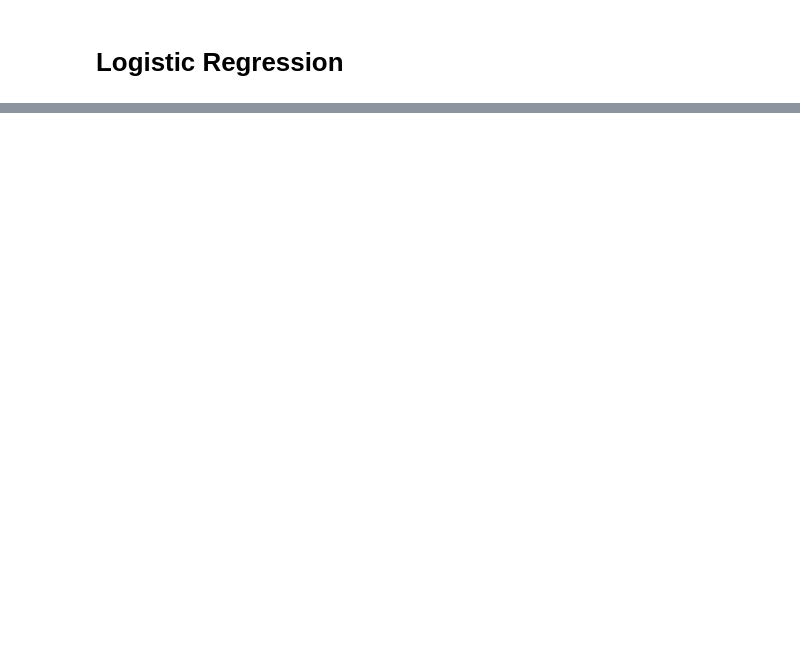
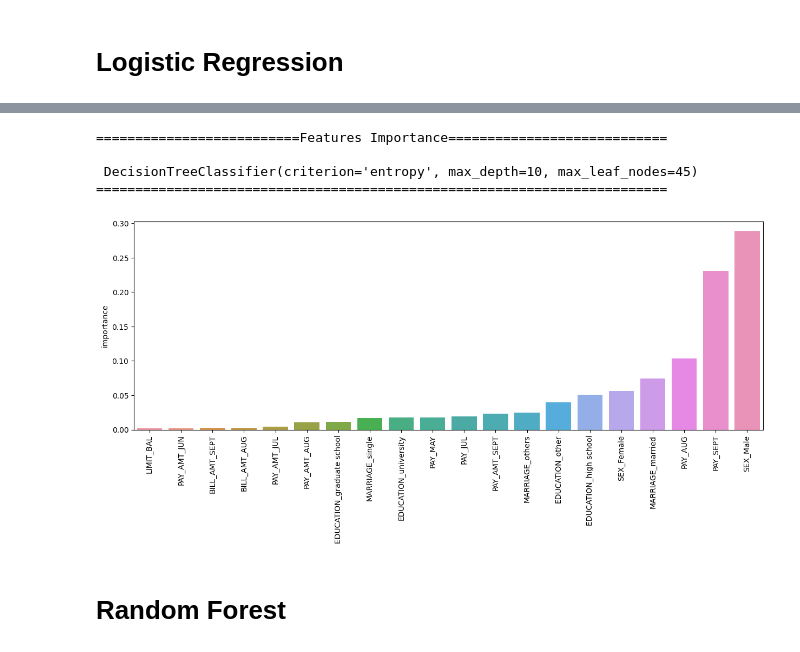
Before and after one commit to Kalpesh-Rajput/-Credit_Card_Default_Prediction, a Jupyter notebook: KR_|_Credit_Card_Default_Prediction.ipynb, the cells around one changed output, grey strips where cells are left out. Saved outputs shown, nothing was run; the diff lists cells and outputs as text; code cells hidden in the pictures; blank space fills up the shorter version.

```diff
--- a/KR_|_Credit_Card_Default_Prediction.ipynb
+++ b/KR_|_Credit_Card_Default_Prediction.ipynb
@@ -1165,0 +1169,6 @@ weighted avg       0.88      0.87      0.87     11682
+# %%
+# creating param dict for hyperparameter tuning
+param_dict = {'C':  [0.001,0.01,0.1,1,10,100] , 'penalty': ['l1' , 'l2'], 'max_iter':[1000]}
+# %%
+#creating Grid model to perform grid search
+grid_log_model = GridSearchCV(log_model, param_dict,n_jobs=-1, cv=5, verbose = 5,scoring='recall')
@@ -1165,0 +1256,8 @@ weighted avg       0.88      0.87      0.87     11682
+# %%
+#impoting decisionTreeClassifier
+from sklearn.tree import DecisionTreeClassifier
+
+# creating DecisionTree model
+DecisionTree = DecisionTreeClassifier(max_depth=10,max_leaf_nodes = 45 , criterion = 'entropy')
+# training and evaluating the DecisionTree
+run_evaluate_model(DecisionTree,scaled_x_train,scaled_x_test,y_train,y_test)
@@ -1165,0 +1292,10 @@ weighted avg       0.88      0.87      0.87     11682
+# %%
+get_features_importance(DecisionTree,x_train)
+# %% [output]
+==========================Features Importance============================
+
+ DecisionTreeClassifier(criterion='entropy', max_depth=10, max_leaf_nodes=45)
+=========================================================================
+[figure, added]
+# %% [markdown]
+# Random Forest
```
Also changed, not shown: parts of 27 cells of this notebook.
